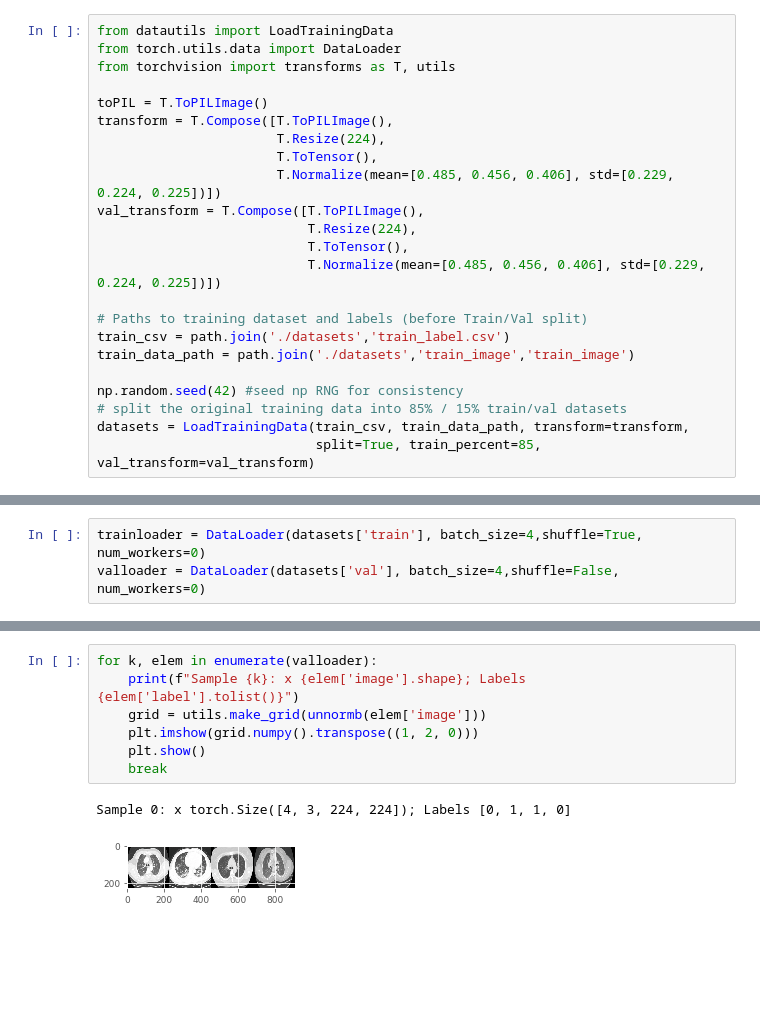
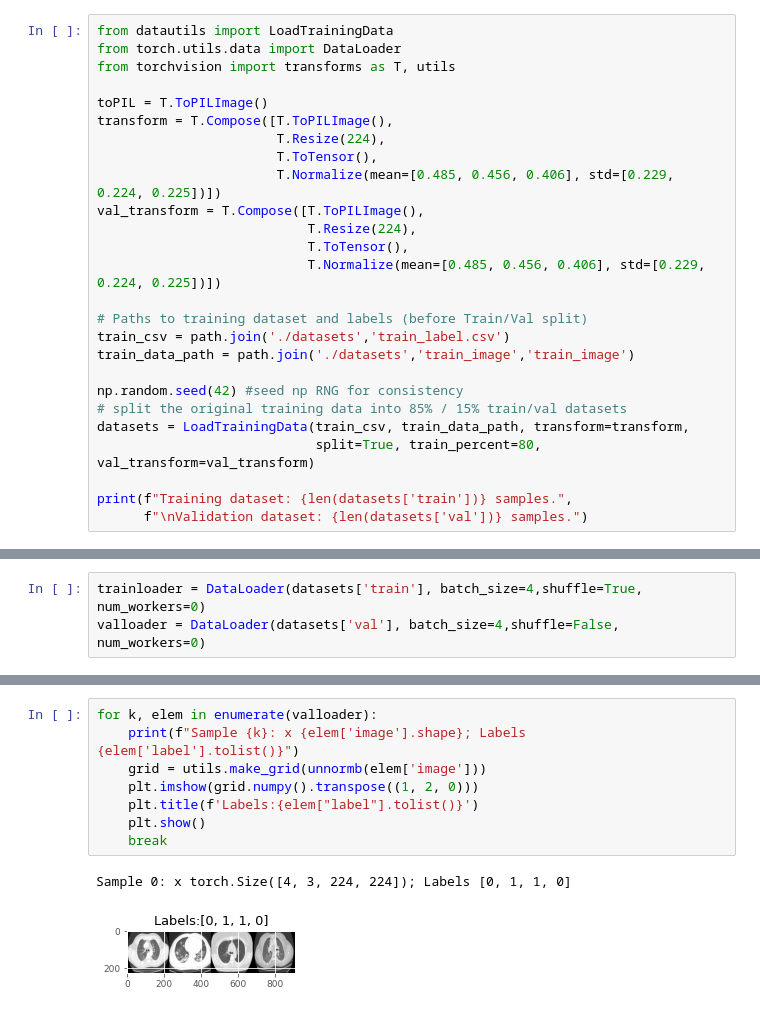
Before and after one commit to mshagirov/cs5242, a Jupyter notebook: 0_dataset.ipynb, the cells around one changed output, grey strips where cells are left out. Drawn from its saved outputs; the diff is of its cells as text; blank space fills up the shorter version.

```diff
--- a/0_dataset.ipynb
+++ b/0_dataset.ipynb
@@ -110,4 +125,7 @@ train_data_path = path.join('./datasets','train_image','train_image')
 np.random.seed(42) #seed np RNG for consistency
 # split the original training data into 85% / 15% train/val datasets
 datasets = LoadTrainingData(train_csv, train_data_path, transform=transform,
-                            split=True, train_percent=85, val_transform=val_transform)
+                            split=True, train_percent=80, val_transform=val_transform)
+
+print(f"Training dataset: {len(datasets['train'])} samples.",
+      f"\nValidation dataset: {len(datasets['val'])} samples.")
@@ -150,10 +173,11 @@ Sample 0: x torch.Size([4, 3, 224, 224]); Labels [1, 1, 1, 0]
 # %%
 for k, elem in enumerate(valloader):
     print(f"Sample {k}: x {elem['image'].shape}; Labels {elem['label'].tolist()}")
     grid = utils.make_grid(unnormb(elem['image']))
     plt.imshow(grid.numpy().transpose((1, 2, 0)))
+    plt.title(f'Labels:{elem["label"].tolist()}')
     plt.show()
     break
 # %% [output]
 Sample 0: x torch.Size([4, 3, 224, 224]); Labels [0, 1, 1, 0]
-[figure, old version]
+[figure, new version]
```
Also changed, not shown: parts of 8 cells of this notebook, 2 other files.
